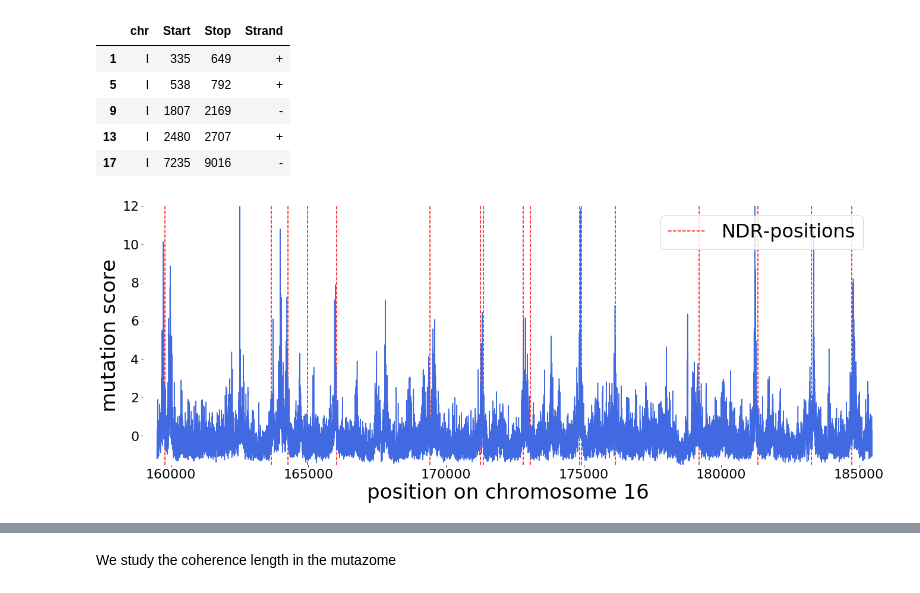
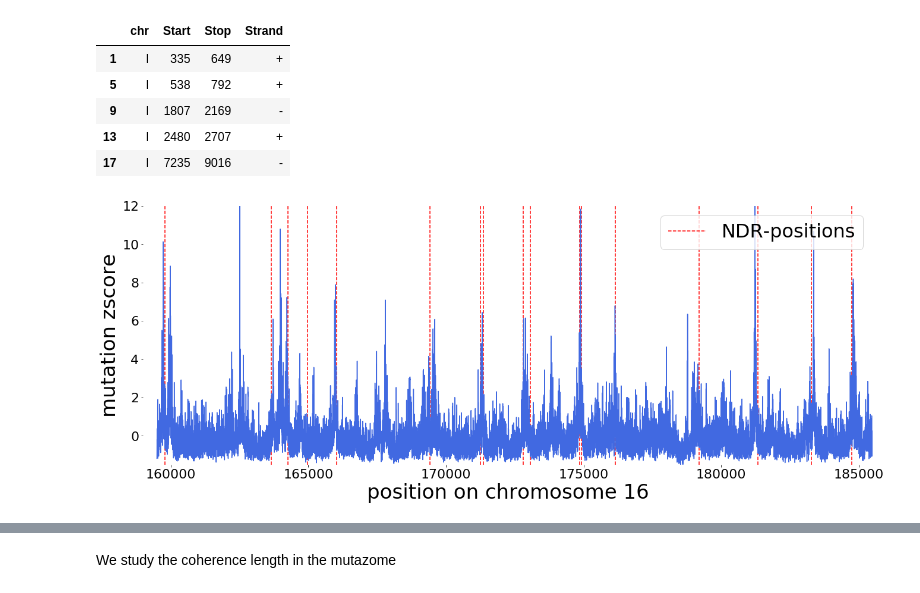
Before and after one commit to etirouthier/NucleosomeDensity, a Jupyter notebook: Programme/Studying_mutazome.ipynb, the cells around one changed output, grey strips where cells are left out. Cells and saved outputs as stored; diff of their text form; code cells hidden in the pictures.

```diff
--- a/Programme/Studying_mutazome.ipynb
+++ b/Programme/Studying_mutazome.ipynb
@@ -220,29 +220,29 @@ ax.legend()
 # %%
 fig = plt.figure(figsize=(22, 8))
 
 ax = plt.axes()
 #plt.title('Muteazome on chr16 of S.cerevisiae')
 for xc in nfr_positions['chr16'][np.logical_and(nfr_positions['chr16'] > 159500,
                                                 nfr_positions['chr16'] < 185500)]:
     plt.axvline(x=xc, color='r', linestyle='--')
 #ax.plot(np.sum(mutation_map, axis=1), color='royalblue')
 ax.plot(np.arange(159500, 185500, 1),
         zscores['chr16'][159500 : 185500], color='royalblue')
 ax.legend(handles=[mlines.Line2D([], [],
                                  color='r',
                                  markersize=34,
                                  linestyle='--',
                                  label="NDR-positions")],
          fontsize=32)
 ax.set_xlabel('position on chromosome 16', fontsize=34)
-ax.set_ylabel('mutation score', fontsize=34)
+ax.set_ylabel('mutation zscore', fontsize=34)
 ax.set_xticklabels([0, 160000, 165000, 170000, 175000, 180000, 185000], fontsize=22)
 ax.set_yticklabels([-2, 0, 2, 4, 6, 8, 10, 12], fontsize=22)
 ax.set_ylim(-1.5, 12)
 ax.set_xlim(159000, 185500)
 ax.spines['top'].set_visible(False)
 ax.spines['right'].set_visible(False)
 ax.spines['bottom'].set_visible(False)
 ax.spines['left'].set_visible(False)
 # %% [output]
-[figure, old version]
+[figure, new version]
```
Also changed, not shown: parts of 16 cells of this notebook, 3 other files.
